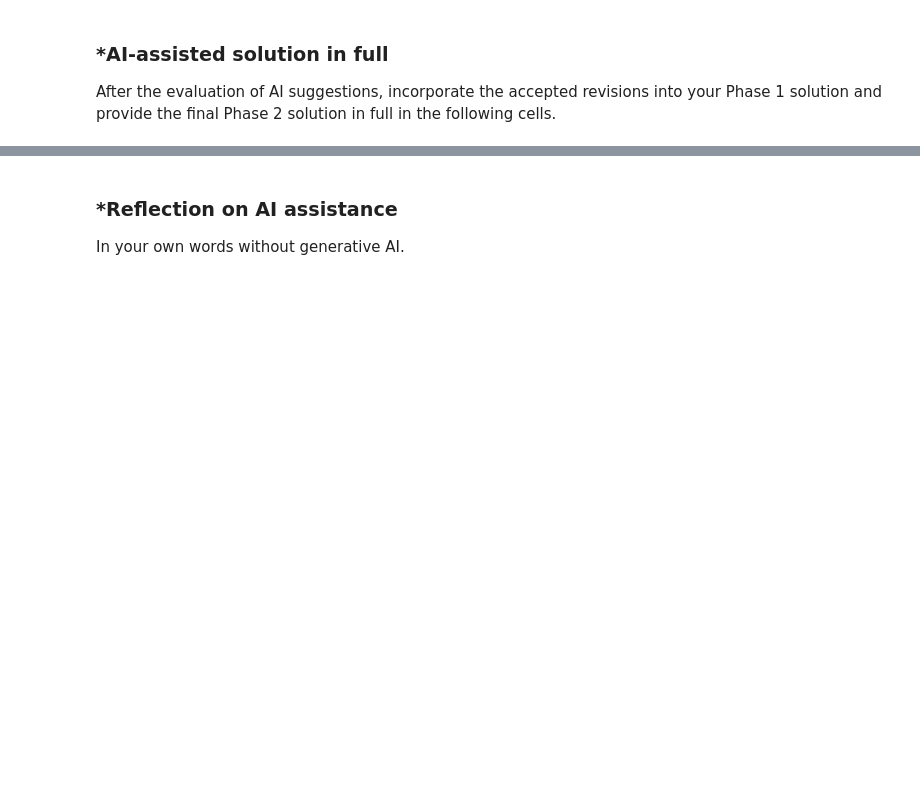
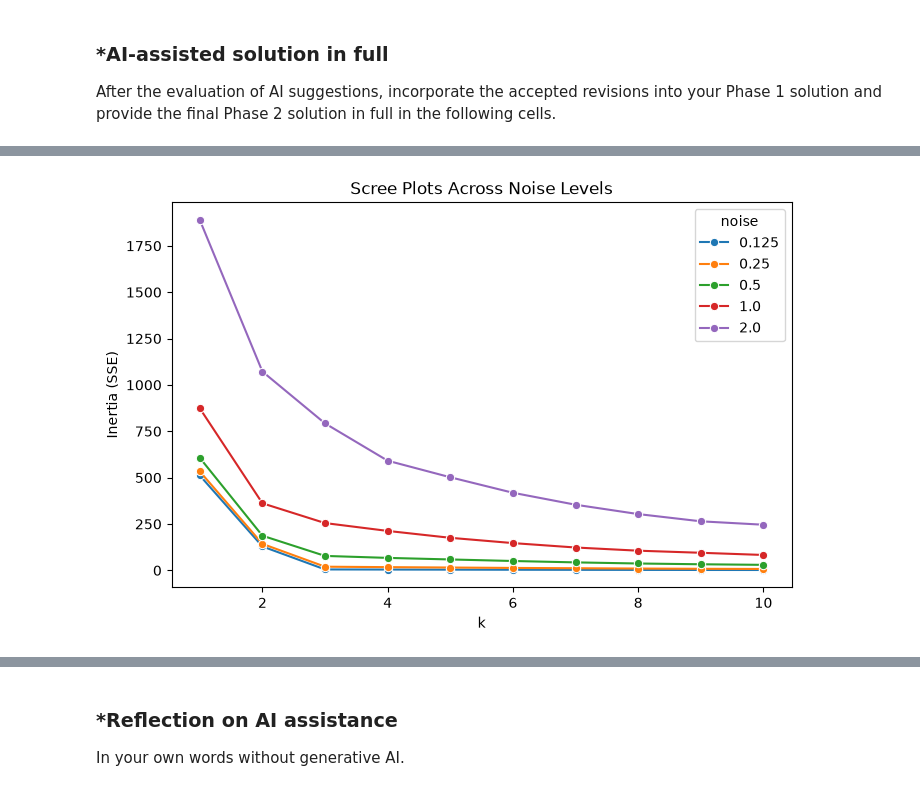
Before and after one commit to AdelineKwakye/A04-clustering, a Jupyter notebook: notebook.ipynb, the cells around one changed output, grey strips where cells are left out. Drawn from its saved outputs; the diff is of its cells as text; code cells hidden in the pictures; blank space fills up the shorter version.

Commit message:
Completed phase 2

```diff
--- a/notebook.ipynb
+++ b/notebook.ipynb
@@ -428,3 +467,93 @@ Keep Phase 1 frozen.
 After the evaluation of AI suggestions, incorporate the accepted revisions into your Phase 1 solution and provide the final Phase 2 solution in full in the following cells.
 # %%
 # Your Phase 2 solution to the problem goes here.
+# Your Phase 1 solution to the problem goes here.
+import numpy as np
+import pandas as pd
+import matplotlib.pyplot as plt
+import seaborn as sns
+from sklearn.cluster import KMeans
+
+def createData(noise,N=50):
+    np.random.seed(100) # Set the seed for replicability
+    # Generate (x1,x2,g) triples:
+    X1 = np.array([np.random.normal(1,noise,N),np.random.normal(1,noise,N)])
+    X2 = np.array([np.random.normal(3,noise,N),np.random.normal(2,noise,N)])
+    X3 = np.array([np.random.normal(5,noise,N),np.random.normal(3,noise,N)])
+    # Concatenate into one data frame
+    gdf1 = pd.DataFrame({'x1':X1[0,:],'x2':X1[1,:],'group':'a'})
+    gdf2 = pd.DataFrame({'x1':X2[0,:],'x2':X2[1,:],'group':'b'})
+    gdf3 = pd.DataFrame({'x1':X3[0,:],'x2':X3[1,:],'group':'c'})
+    df = pd.concat([gdf1,gdf2,gdf3],axis=0)
+    return df
+
+df0_125 = createData(0.125)
+df0_25 = createData(0.25)
+df0_5 = createData(0.5)
+df1_0 = createData(1.0)
+df2_0 = createData(2.0)
+
+# make scatterplot
+sns.scatterplot(data=df0_125, x='x1', y='x2', hue='group')
+plt.title("Noise = 0.125")
+plt.show()
+sns.scatterplot(data=df0_25, x='x1', y='x2', hue='group')
+plt.title("Noise = 0.25")
+plt.show()
+sns.scatterplot(data=df0_5, x='x1', y='x2', hue='group')
+plt.title("Noise = 0.5")
+plt.show()
+sns.scatterplot(data=df1_0, x='x1', y='x2', hue='group')
+plt.title("Noise = 1.0")
+plt.show()
+sns.scatterplot(data=df2_0, x='x1', y='x2', hue='group')
+plt.title("Noise = 2.0")
+plt.show()
+
+
+
+# Combined scree plot across all five noise levels
+datasets = {
+    0.125: df0_125,
+    0.25: df0_25,
+    0.5: df0_5,
+    1.0: df1_0,
+    2.0: df2_0
+}
+
+ks = np.arange(1, 11)
+scree_data = []
+
+for noise, d in datasets.items():
+    X_sim = d[['x1', 'x2']]
+
+    for k in ks:
+        km = KMeans(
+            n_clusters=k,
+            max_iter=300,
+            n_init=10,
+            random_state=0
+        )
+        km.fit(X_sim)
+
+        scree_data.append({
+            'noise': str(noise),
+            'k': k,
+            'SSE': km.inertia_
+        })
+
+df_scree = pd.DataFrame(scree_data)
+
+plt.figure(figsize=(8, 5))
+sns.lineplot(
+    data=df_scree,
+    x='k',
+    y='SSE',
+    hue='noise',
+    marker='o'
+)
+plt.title("Scree Plots Across Noise Levels")
+plt.xlabel("k")
+plt.ylabel("Inertia (SSE)")
+plt.show()
+# %% [output]
@@ -430,0 +565 @@ After the evaluation of AI suggestions, incorporate the accepted revisions into
+[figure, added]
```
Also changed, not shown: parts of 9 cells of this notebook.
